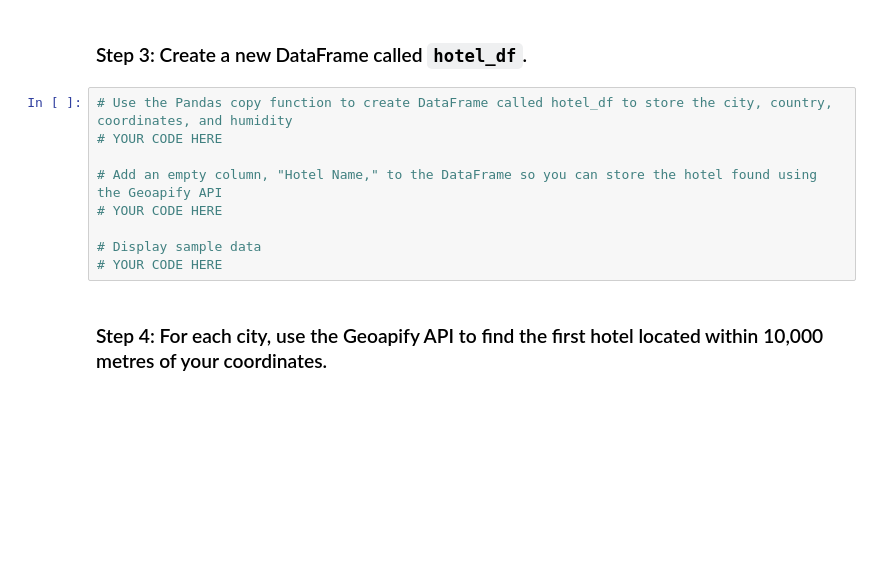
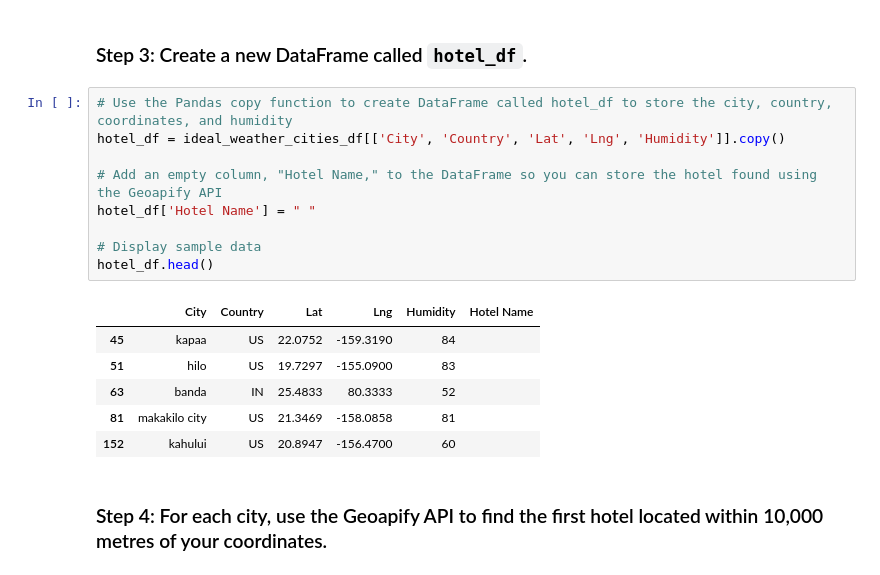
Before and after one commit to jenalvz/python-api-challenge, a Jupyter notebook: WeatherPy/VacationPy - JAlvarez.ipynb, the cells around one changed output. Drawn from its saved outputs; the diff is of its cells as text; blank space fills up the shorter version.

```diff
--- a/WeatherPy/VacationPy - JAlvarez.ipynb
+++ b/WeatherPy/VacationPy - JAlvarez.ipynb
@@ -50,13 +91,20 @@ FileNotFoundError: [Errno 2] No such file or directory: 'output_data/cities.csv'
 ### Step 3: Create a new DataFrame called `hotel_df`.
 # %%
 # Use the Pandas copy function to create DataFrame called hotel_df to store the city, country, coordinates, and humidity
-# YOUR CODE HERE
+hotel_df = ideal_weather_cities_df[['City', 'Country', 'Lat', 'Lng', 'Humidity']].copy()
 
 # Add an empty column, "Hotel Name," to the DataFrame so you can store the hotel found using the Geoapify API
-# YOUR CODE HERE
+hotel_df['Hotel Name'] = " "
 
 # Display sample data
-# YOUR CODE HERE
+hotel_df.head()
+# %% [output]
+|  | City | Country | Lat | Lng | Humidity | Hotel Name |
+| 45 | kapaa | US | 22.0752 | -159.3190 | 84 |  |
+| 51 | hilo | US | 19.7297 | -155.0900 | 83 |  |
+| 63 | banda | IN | 25.4833 | 80.3333 | 52 |  |
+| 81 | makakilo city | US | 21.3469 | -158.0858 | 81 |  |
+| 152 | kahului | US | 20.8947 | -156.4700 | 60 |  |
 # %% [markdown]
 ### Step 4: For each city, use the Geoapify API to find the first hotel located within 10,000 metres of your coordinates.
 # %%
```
Also changed, not shown: parts of 11 cells of this notebook.
